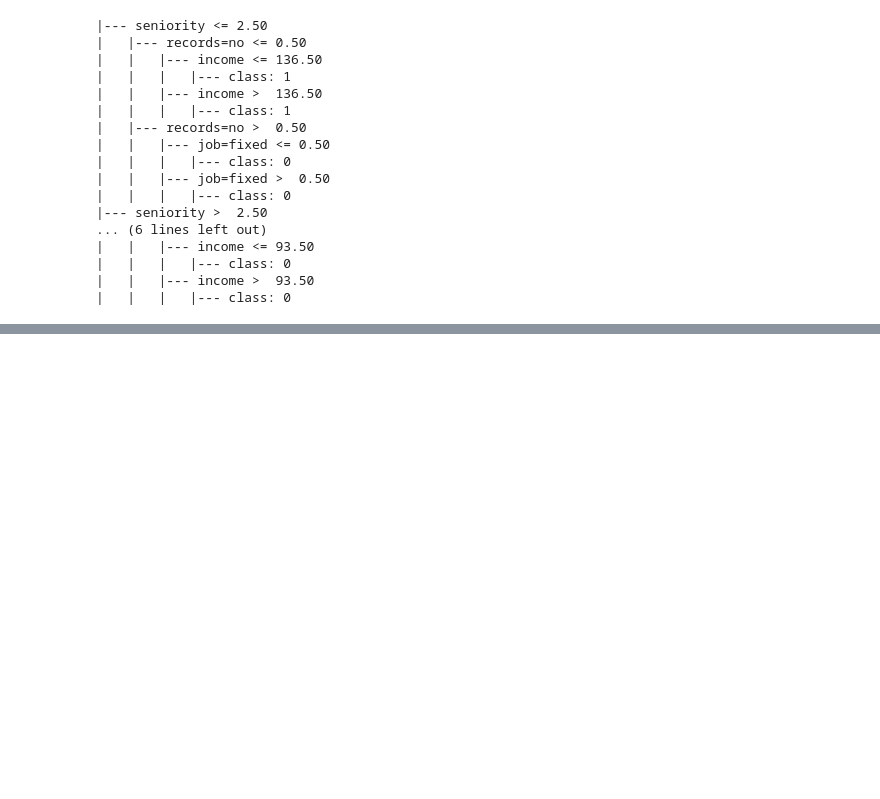
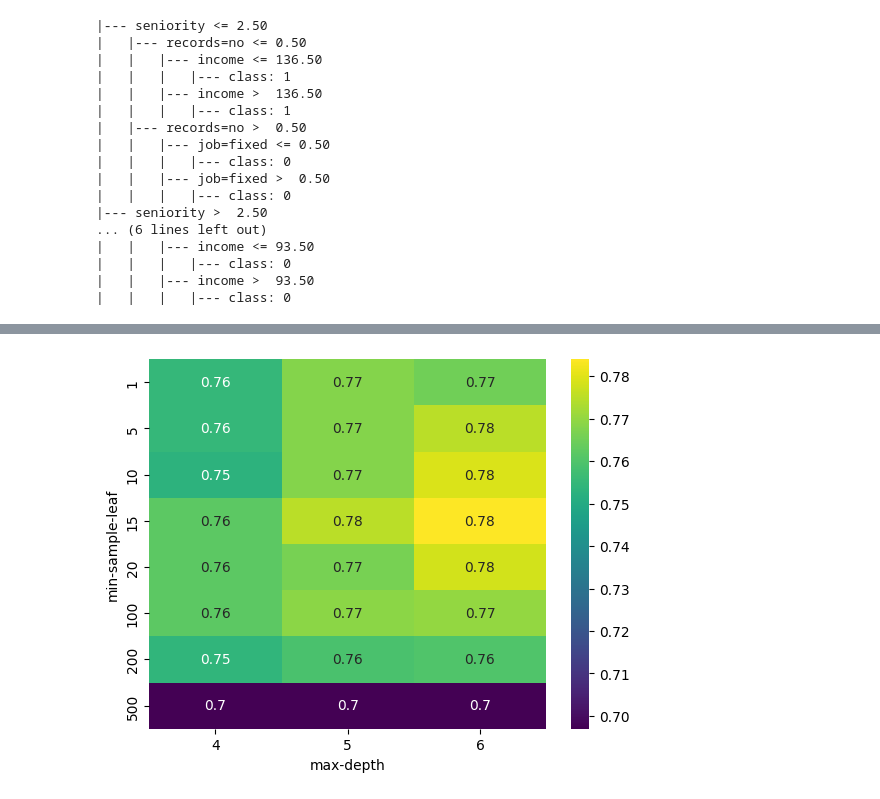
Before and after one commit to chaker88/ML-Zoomcamp-FollowAlong-Practice, a Jupyter notebook: Classification/classification_trees.ipynb, the cells around one changed output, grey strips where cells are left out. Saved outputs shown, nothing was run; the diff lists cells and outputs as text; code cells hidden in the pictures; blank space fills up the shorter version.

```diff
--- a/Classification/classification_trees.ipynb
+++ b/Classification/classification_trees.ipynb
@@ -278,3 +279,10 @@ print(export_text(model,feature_names=dv.get_feature_names_out()))
 |   |   |   |--- class: 0
 |   |   |--- income >  93.50
 |   |   |   |--- class: 0
+# %%
+for d in [1,2,3,5,8,10,12,15,20,None]:
+    dt = DecisionTreeClassifier(max_depth=d)
+    dt.fit(X_train,y_train)
+    y_pred = dt.predict_proba(X_val)[:,1]
+    auc = roc_auc_score(y_val,y_pred)
+    print(f"the AUC when max-depth = {d}: {auc:.2f}")
@@ -280,0 +300,17 @@ print(export_text(model,feature_names=dv.get_feature_names_out()))
+# %%
+scores = []
+
+for depth in [4, 5, 6]:
+    for s in [1, 5, 10, 15, 20, 500, 100, 200]:
+        dt = DecisionTreeClassifier(max_depth=depth, min_samples_leaf=s)
+        dt.fit(X_train, y_train)
+
+        y_pred = dt.predict_proba(X_val)[:, 1]
+        auc = roc_auc_score(y_val, y_pred)
+
+        scores.append((depth, s, auc))
+# %%
+columns = ["max-depth","min-sample-leaf","auc"]
+df_scores =pd.DataFrame(scores,columns=columns).sort_values("auc",ascending=False).reset_index(drop=True)
+df_scores.auc = round(df_scores.auc,3)
+df_scores
@@ -280,0 +335,3 @@ print(export_text(model,feature_names=dv.get_feature_names_out()))
+# %%
+df_pivoted = df_scores.pivot(columns="max-depth",index="min-sample-leaf",values="auc")
+df_pivoted
@@ -280,0 +349,4 @@ print(export_text(model,feature_names=dv.get_feature_names_out()))
+# %%
+sns.heatmap(df_pivoted,annot=True,cmap='viridis');
+# %% [output]
+[figure, added]
```
Also changed, not shown: parts of 5 cells of this notebook.
